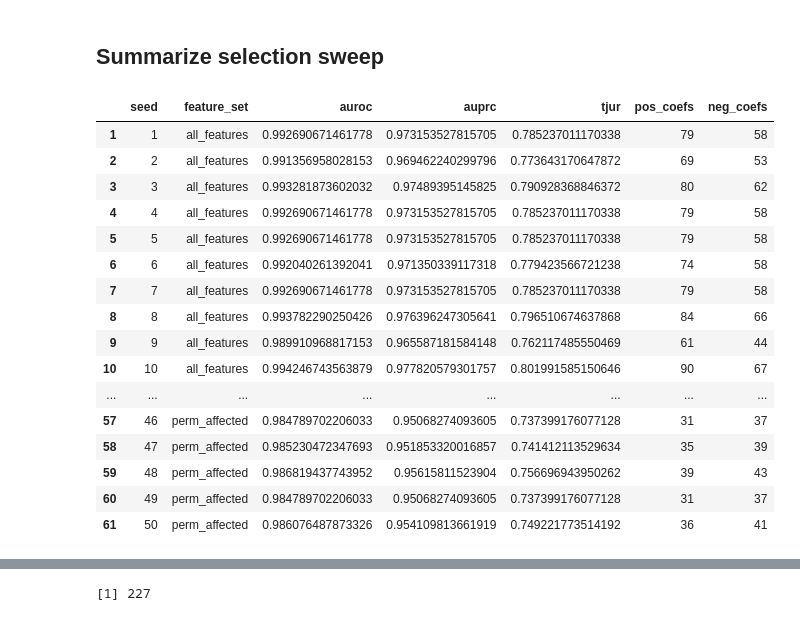
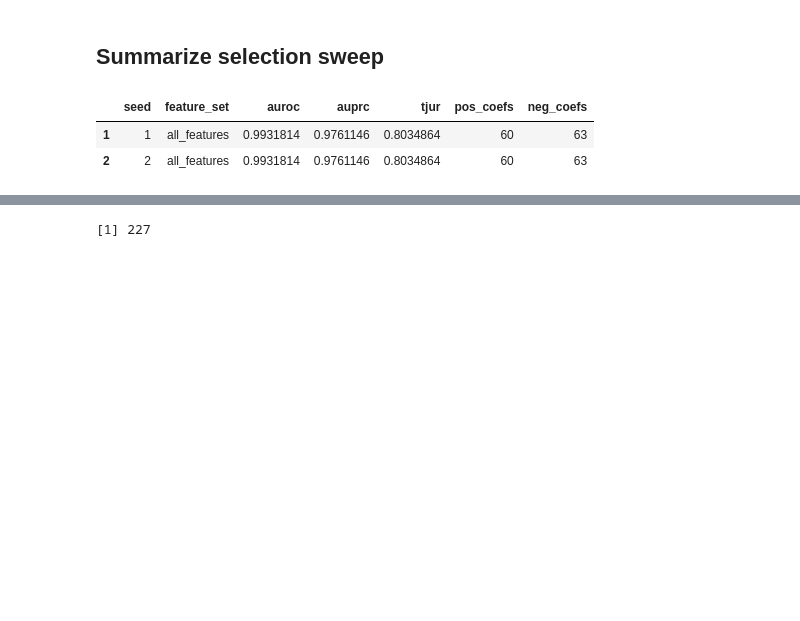
Before and after one commit to dhimmel/learn, a Jupyter notebook: all-features/9-select.ipynb, the cells around one changed output, grey strips where cells are left out. Saved outputs shown, nothing was run; the diff lists cells and outputs as text; code cells hidden in the pictures; blank space fills up the shorter version.

Commit message:
Update selection with all features (no timeout bug)

```diff
--- a/all-features/9-select.ipynb
+++ b/all-features/9-select.ipynb
@@ -25,10 +27,0 @@ feature_df = readr::read_tsv('data/matrix/rephetio-v2.0/features.tsv.bz2', col_t
-# %%
-# Transform
-for (degree in degrees) {
-  x = feature_df[[degree]]
-  feature_df[[degree]] = asinh(x)
-}
-for (metapath in metapaths) {
-  x = feature_df[[metapath]]
-  feature_df[[metapath]] = asinh(x / mean(x))
-}
@@ -40,4 +28,5 @@ degree   dwpc  prior
 # %%
-perm_affected = dplyr::filter(auroc_df, feature_type == 'dwpc' & fdr_pval_auroc <= 0.01)$feature
+perm_affected = dplyr::filter(auroc_df, fdr_delta_auroc <= 0.01)$metapath
+perm_affected = paste0('dwpc_', perm_affected)
 length(perm_affected)
 # %% [output]
@@ -54,10 +43,10 @@ head(feature_df, 2)
 features = auroc_df$feature
 X_list = list()
 X_list$all_features = X = feature_df %>%
-  dplyr::select(prior_logit, one_of(degrees), one_of(metapaths)) %>%
+  dplyr::select(prior_logit, starts_with('degree_'), starts_with('dwpc_')) %>%
   as.matrix()
 X_list$perm_affected = feature_df %>%
-  dplyr::select(prior_logit, one_of(degrees), one_of(perm_affected)) %>%
+  dplyr::select(prior_logit, starts_with('degree_'), one_of(perm_affected)) %>%
   as.matrix()
 y = feature_df$status
 sprintf("%s compound–disease pairs × %s features", nrow(X), ncol(X))
@@ -89,7 +81,7 @@ for (feature_set in names(X_list)) {
     X = X_list[[feature_set]]
 
     # Set penalty factor for prior to 0
-    penalty_factor = as.numeric(colnames(X) != 'prior_logit')
+    penalty_factor = ifelse(colnames(X) == 'prior_logit', 0, 1)
 
     elem$fit = hetior::glmnet_train(X = X, y = y, alpha = 1, cores=12, seed=seed,
         penalty.factor=penalty_factor, lambda.min.ratio=1e-5, nlambda=200)
@@ -120,32 +112,18 @@ plot(elem$fit$cv_model)
 # %%
 sweep_summary_df = do.call(rbind, lapply(results, function(x) {dplyr::data_frame(
     seed = x$seed,
     feature_set = x$feature_set,
     auroc = x$fit$vtm$auroc,
     auprc = x$fit$vtm$auprc,
     tjur = x$fit$vtm$tjur,
     pos_coefs = x$pos_coefs,
     neg_coefs = x$neg_coefs
 )}))
-sweep_summary_df
+sweep_summary_df %>% head(2)
 # %% [output]
 |  | seed | feature_set | auroc | auprc | tjur | pos_coefs | neg_coefs |
-| 1 | 1 | all_features | 0.992690671461778 | 0.973153527815705 | 0.785237011170338 | 79 | 58 |
-| 2 | 2 | all_features | 0.991356958028153 | 0.969462240299796 | 0.773643170647872 | 69 | 53 |
-| 3 | 3 | all_features | 0.993281873602032 | 0.97489395145825 | 0.790928368846372 | 80 | 62 |
-| 4 | 4 | all_features | 0.992690671461778 | 0.973153527815705 | 0.785237011170338 | 79 | 58 |
-| 5 | 5 | all_features | 0.992690671461778 | 0.973153527815705 | 0.785237011170338 | 79 | 58 |
-| 6 | 6 | all_features | 0.992040261392041 | 0.971350339117318 | 0.779423566721238 | 74 | 58 |
-| 7 | 7 | all_features | 0.992690671461778 | 0.973153527815705 | 0.785237011170338 | 79 | 58 |
-| 8 | 8 | all_features | 0.993782290250426 | 0.976396247305641 | 0.796510674637868 | 84 | 66 |
-| 9 | 9 | all_features | 0.989910968817153 | 0.965587181584148 | 0.762117485550469 | 61 | 44 |
-| 10 | 10 | all_features | 0.994246743563879 | 0.977820579301757 | 0.801991585150646 | 90 | 67 |
-| ... | ... | ... | ... | ... | ... | ... | ... |
-| 57 | 46 | perm_affected | 0.984789702206033 | 0.95068274093605 | 0.737399176077128 | 31 | 37 |
-| 58 | 47 | perm_affected | 0.985230472347693 | 0.951853320016857 | 0.741412113529634 | 35 | 39 |
-| 59 | 48 | perm_affected | 0.986819437743952 | 0.95615811523904 | 0.756696943950262 | 39 | 43 |
-| 60 | 49 | perm_affected | 0.984789702206033 | 0.95068274093605 | 0.737399176077128 | 31 | 37 |
-| 61 | 50 | perm_affected | 0.986076487873326 | 0.954109813661919 | 0.749221773514192 | 36 | 41 |
+| 1 | 1 | all_features | 0.9931814 | 0.9761146 | 0.8034864 | 60 | 63 |
+| 2 | 2 | all_features | 0.9931814 | 0.9761146 | 0.8034864 | 60 | 63 |
 # %%
 sweep_summary_df %>%
   dplyr::group_by(feature_set) %>%
```
Also changed, not shown: parts of 12 cells of this notebook, 4 other files.
